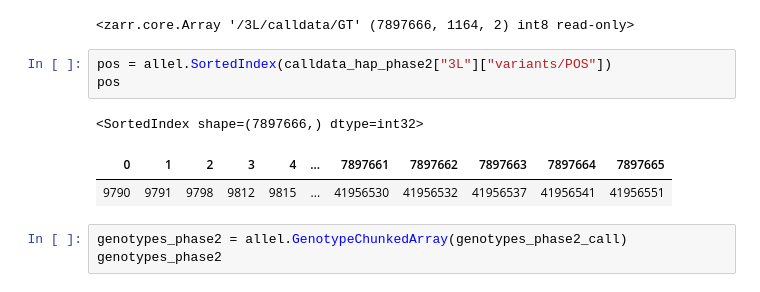
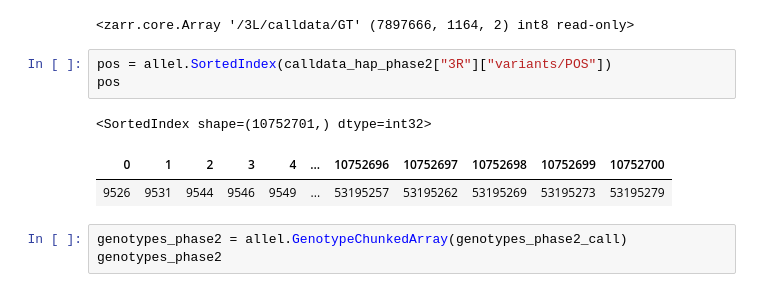
Before and after one commit to randomxsk8/notebooks, a Jupyter notebook: 08292019_selection_PBS.ipynb, the cells around one changed output. Drawn from its saved outputs; the diff is of its cells as text.

```diff
--- a/08292019_selection_PBS.ipynb
+++ b/08292019_selection_PBS.ipynb
@@ -11,12 +11,12 @@ genotypes_phase2_call
 # %% [output]
 <zarr.core.Array '/3L/calldata/GT' (7897666, 1164, 2) int8 read-only>
 # %%
-pos = allel.SortedIndex(calldata_hap_phase2["3L"]["variants/POS"])
+pos = allel.SortedIndex(calldata_hap_phase2["3R"]["variants/POS"])
 pos
 # %% [output]
-<SortedIndex shape=(7897666,) dtype=int32>
+<SortedIndex shape=(10752701,) dtype=int32>
-| 0 | 1 | 2 | 3 | 4 | ... | 7897661 | 7897662 | 7897663 | 7897664 | 7897665 |
-| 9790 | 9791 | 9798 | 9812 | 9815 | ... | 41956530 | 41956532 | 41956537 | 41956541 | 41956551 |
+| 0 | 1 | 2 | 3 | 4 | ... | 10752696 | 10752697 | 10752698 | 10752699 | 10752700 |
+| 9526 | 9531 | 9544 | 9546 | 9549 | ... | 53195257 | 53195262 | 53195269 | 53195273 | 53195279 |
 # %%
 genotypes_phase2 = allel.GenotypeChunkedArray(genotypes_phase2_call)
 genotypes_phase2
```
Also changed, not shown: parts of 17 cells of this notebook, 3 other files.
